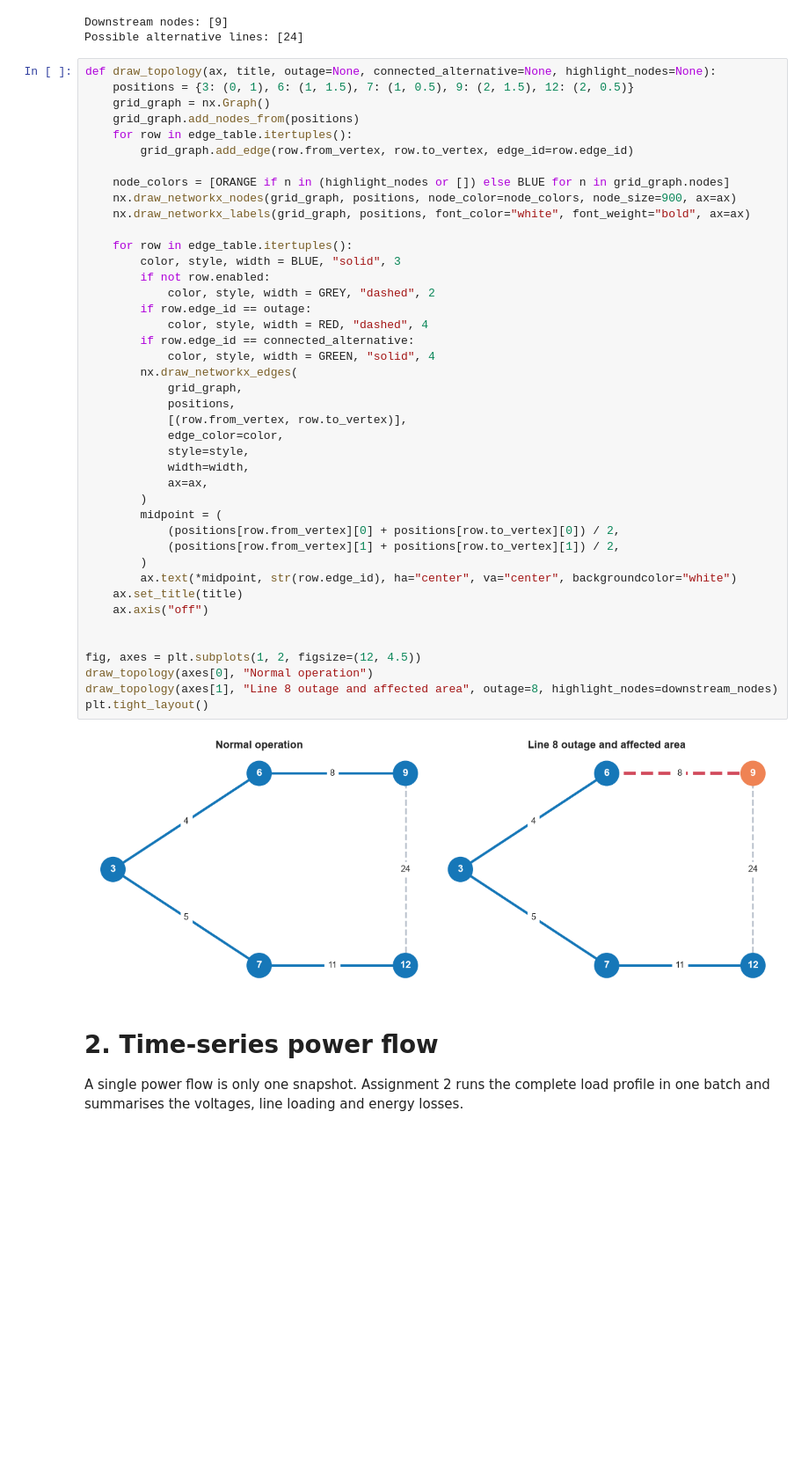
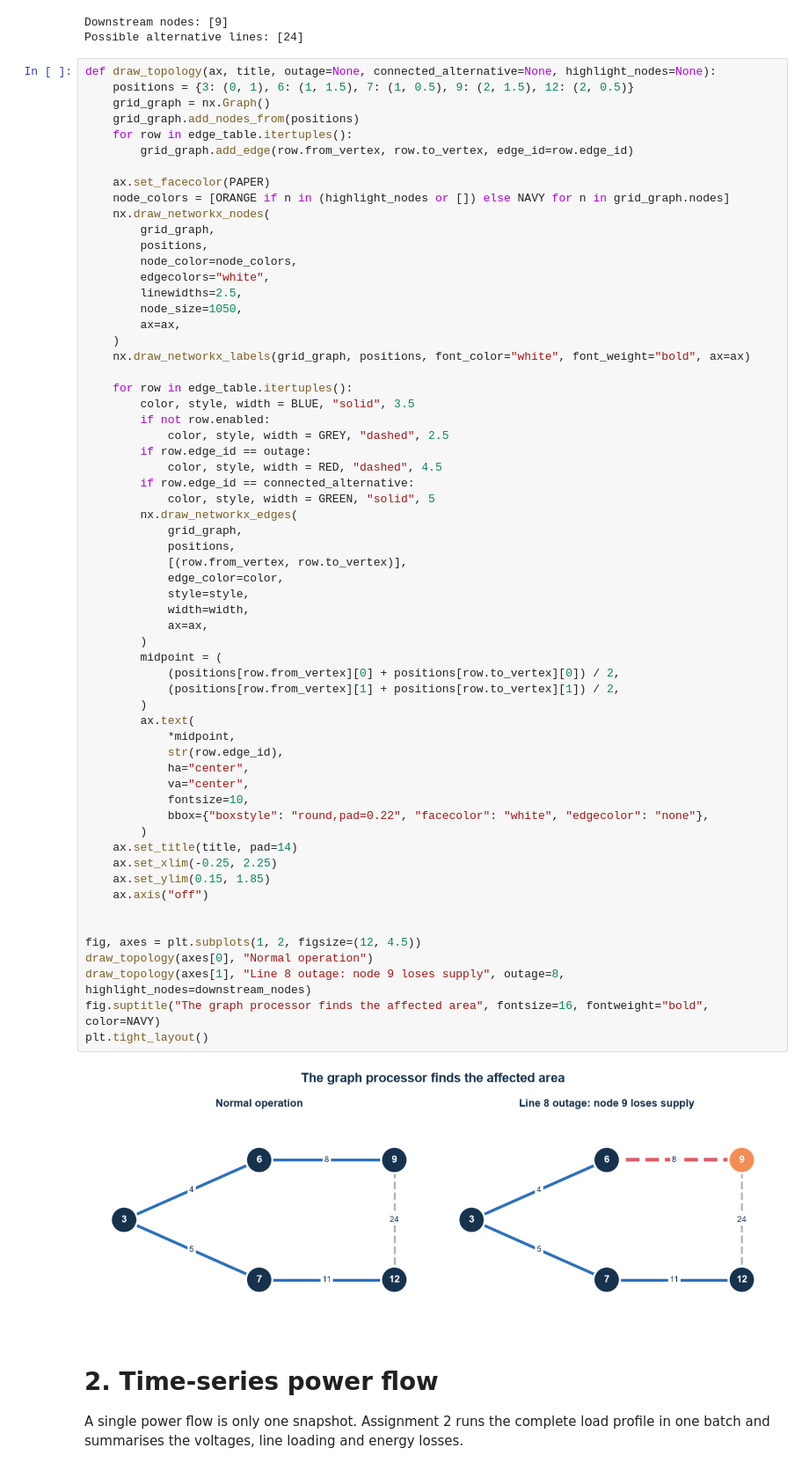
Before and after one commit to tue-ees-5xwg0/power-system-simulation-Four, a Jupyter notebook: example/final_presentation.ipynb, the cells around one changed output. Shown at 88% size. Saved outputs shown, nothing was run; the diff lists cells and outputs as text; blank space fills up the shorter version.

```diff
--- a/example/final_presentation.ipynb
+++ b/example/final_presentation.ipynb
@@ -101,43 +125,62 @@ def draw_topology(ax, title, outage=None, connected_alternative=None, highlight_
     grid_graph.add_nodes_from(positions)
     for row in edge_table.itertuples():
         grid_graph.add_edge(row.from_vertex, row.to_vertex, edge_id=row.edge_id)
 
-    node_colors = [ORANGE if n in (highlight_nodes or []) else BLUE for n in grid_graph.nodes]
-    nx.draw_networkx_nodes(grid_graph, positions, node_color=node_colors, node_size=900, ax=ax)
+    ax.set_facecolor(PAPER)
+    node_colors = [ORANGE if n in (highlight_nodes or []) else NAVY for n in grid_graph.nodes]
+    nx.draw_networkx_nodes(
+        grid_graph,
+        positions,
+        node_color=node_colors,
+        edgecolors="white",
+        linewidths=2.5,
+        node_size=1050,
+        ax=ax,
+    )
     nx.draw_networkx_labels(grid_graph, positions, font_color="white", font_weight="bold", ax=ax)
 
     for row in edge_table.itertuples():
-        color, style, width = BLUE, "solid", 3
+        color, style, width = BLUE, "solid", 3.5
         if not row.enabled:
-            color, style, width = GREY, "dashed", 2
+            color, style, width = GREY, "dashed", 2.5
         if row.edge_id == outage:
-            color, style, width = RED, "dashed", 4
+            color, style, width = RED, "dashed", 4.5
         if row.edge_id == connected_alternative:
-            color, style, width = GREEN, "solid", 4
+            color, style, width = GREEN, "solid", 5
         nx.draw_networkx_edges(
             grid_graph,
             positions,
             [(row.from_vertex, row.to_vertex)],
             edge_color=color,
             style=style,
             width=width,
             ax=ax,
         )
         midpoint = (
             (positions[row.from_vertex][0] + positions[row.to_vertex][0]) / 2,
             (positions[row.from_vertex][1] + positions[row.to_vertex][1]) / 2,
         )
-        ax.text(*midpoint, str(row.edge_id), ha="center", va="center", backgroundcolor="white")
-    ax.set_title(title)
+        ax.text(
+            *midpoint,
+            str(row.edge_id),
+            ha="center",
+            va="center",
+            fontsize=10,
+            bbox={"boxstyle": "round,pad=0.22", "facecolor": "white", "edgecolor": "none"},
+        )
+    ax.set_title(title, pad=14)
+    ax.set_xlim(-0.25, 2.25)
+    ax.set_ylim(0.15, 1.85)
     ax.axis("off")
 
 
 fig, axes = plt.subplots(1, 2, figsize=(12, 4.5))
 draw_topology(axes[0], "Normal operation")
-draw_topology(axes[1], "Line 8 outage and affected area", outage=8, highlight_nodes=downstream_nodes)
+draw_topology(axes[1], "Line 8 outage: node 9 loses supply", outage=8, highlight_nodes=downstream_nodes)
+fig.suptitle("The graph processor finds the affected area", fontsize=16, fontweight="bold", color=NAVY)
 plt.tight_layout()
 # %% [output]
-[figure, old version]
+[figure, new version]
 # %% [markdown]
 # 2. Time-series power flow
 
```
Also changed, not shown: parts of 6 cells of this notebook, 1 other file.
